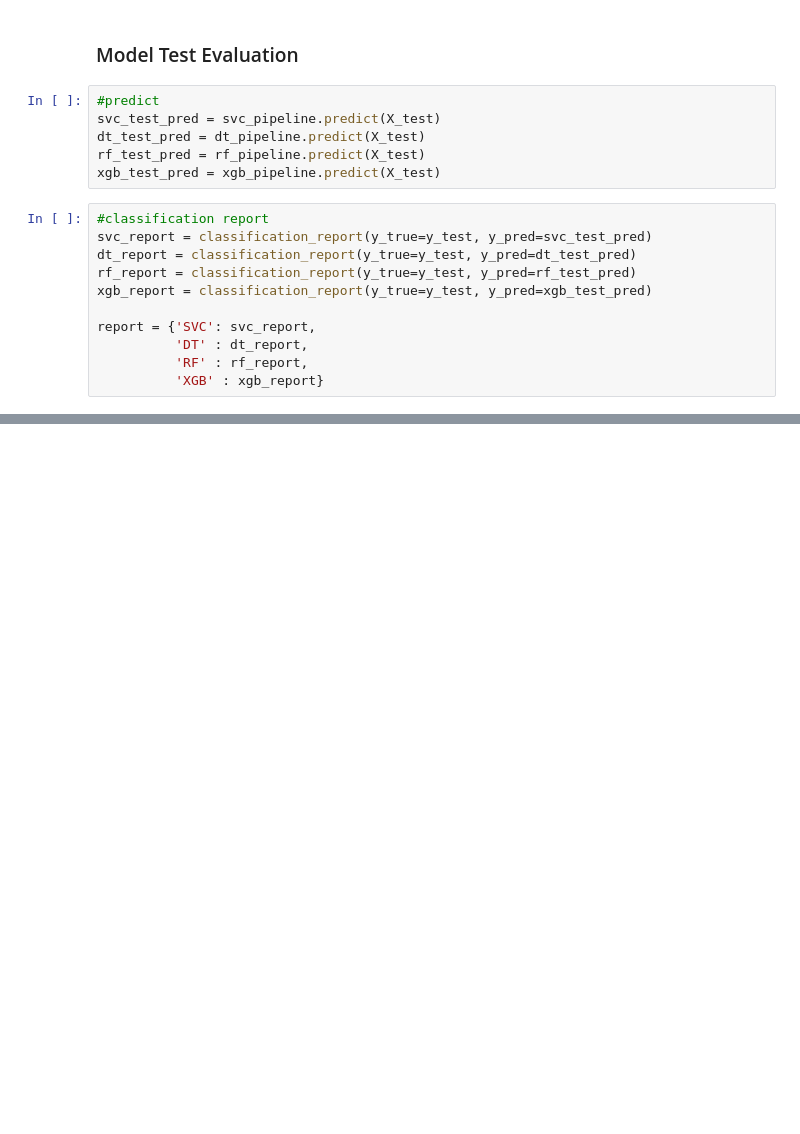
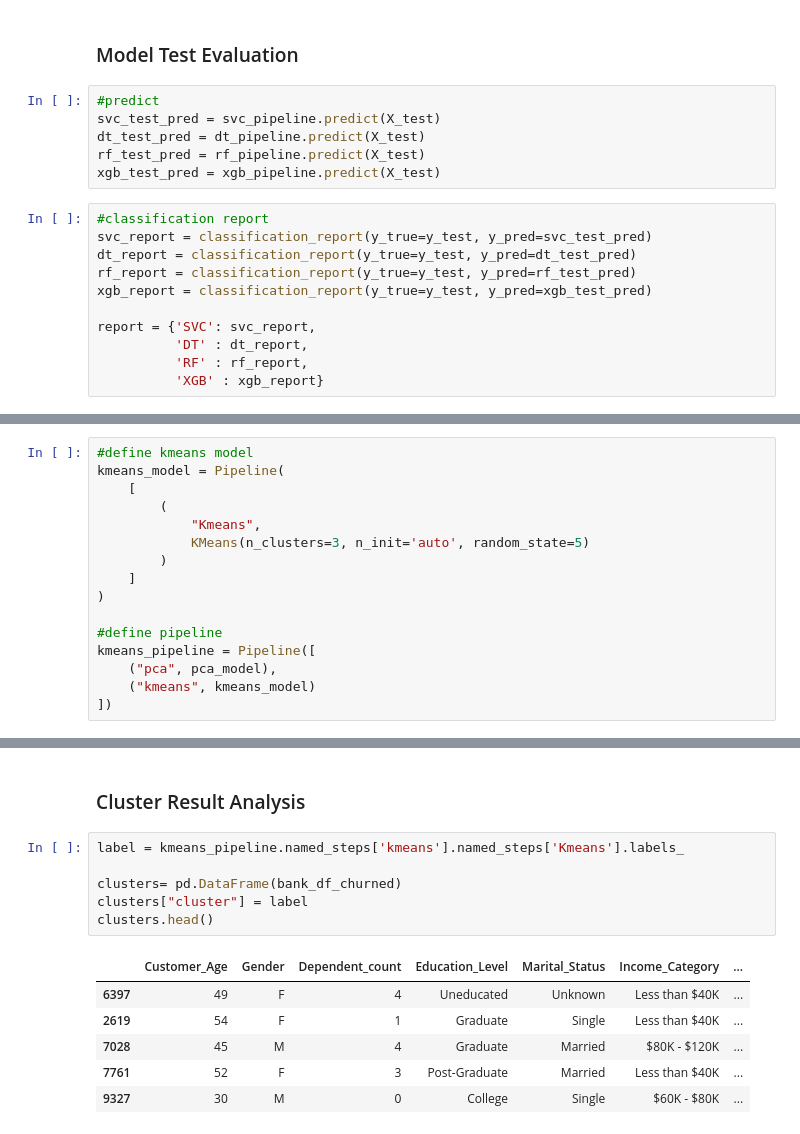
Before and after one commit to ediashta/ftds-020-final-project, a Jupyter notebook: h8dsft_final-project_ediashta.ipynb, the cells around one changed output, grey strips where cells are left out. Drawn from its saved outputs; the diff is of its cells as text; blank space fills up the shorter version.

```diff
--- a/h8dsft_final-project_ediashta.ipynb
+++ b/h8dsft_final-project_ediashta.ipynb
@@ -579,0 +733,16 @@ weighted avg       0.97      0.97      0.97      3039
+# %%
+#define kmeans model
+kmeans_model = Pipeline(
+    [
+        (
+            "Kmeans",
+            KMeans(n_clusters=3, n_init='auto', random_state=5)
+        )
+    ]
+)
+
+#define pipeline
+kmeans_pipeline = Pipeline([
+    ("pca", pca_model),
+    ("kmeans", kmeans_model)
+])
@@ -579,0 +769,15 @@ weighted avg       0.97      0.97      0.97      3039
+# %% [markdown]
+### Cluster Result Analysis
+# %%
+label = kmeans_pipeline.named_steps['kmeans'].named_steps['Kmeans'].labels_
+
+clusters= pd.DataFrame(bank_df_churned)
+clusters["cluster"] = label
+clusters.head()
+# %% [output]
+|  | Customer_Age | Gender | Dependent_count | Education_Level | Marital_Status | Income_Category | ... |
+| 6397 | 49 | F | 4 | Uneducated | Unknown | Less than $40K | ... |
+| 2619 | 54 | F | 1 | Graduate | Single | Less than $40K | ... |
+| 7028 | 45 | M | 4 | Graduate | Married | $80K - $120K | ... |
+| 7761 | 52 | F | 3 | Post-Graduate | Married | Less than $40K | ... |
+| 9327 | 30 | M | 0 | College | Single | $60K - $80K | ... |
```
Also changed, not shown: parts of 35 cells of this notebook, 2 other files.
